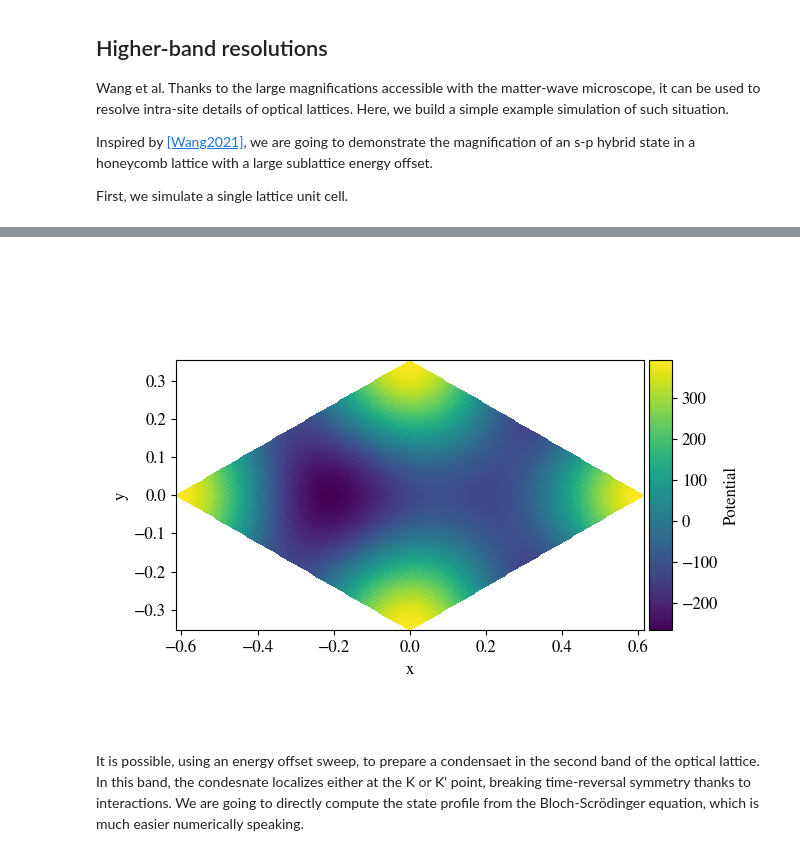
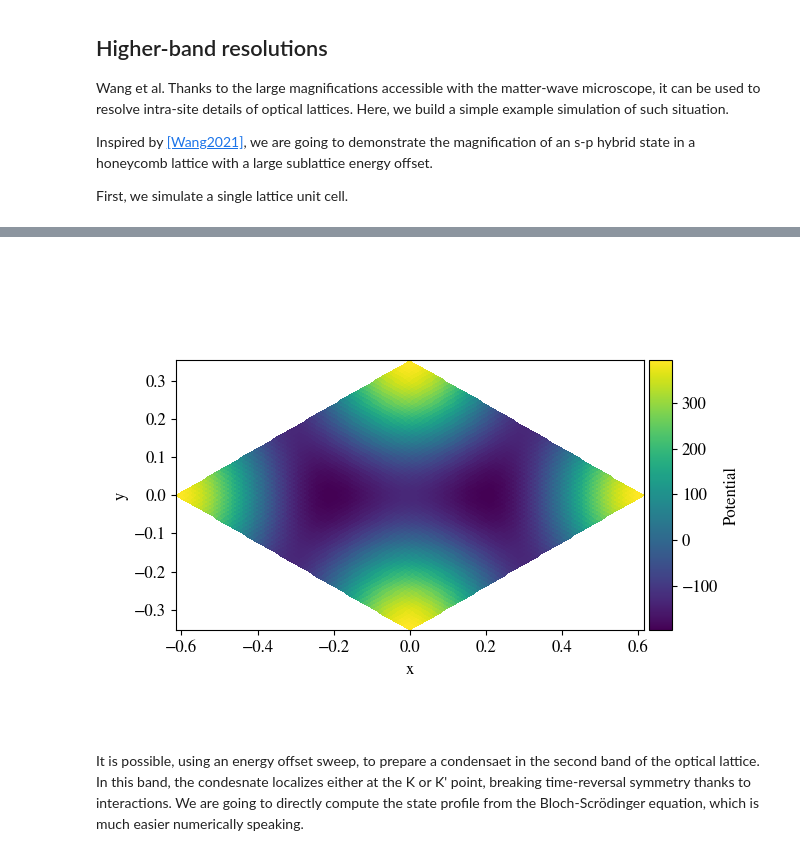
Before and after one commit to GuillotMartin/BECs, a Jupyter notebook: docs/Microscope.ipynb, the cells around one changed output, grey strips where cells are left out. Saved outputs shown, nothing was run; the diff lists cells and outputs as text; code cells hidden in the pictures.

```diff
--- a/docs/Microscope.ipynb
+++ b/docs/Microscope.ipynb
@@ -157,23 +155,23 @@ First, we simulate a single lattice unit cell.
 # %%
 from bloch_schrodinger.potential import optical_honeycomb, make_optical_honeycomb
 
 wavelength = 1.064
 
-delta = 0.9
+delta = 0.9*0
 s = 7.5
 s1 = s - delta
 s2 = s + delta
 
 cst, honeycomb = optical_honeycomb( # A high level function to directly construct an optical honeycomb lattice
     wavelength, s1 = s1, s2 = s2
 )
 
 
 honeycomb.plot()
 plt.show()
 # %% [output]
 [interactive output not drawn]
-[figure, old version]
+[figure, new version]
 # %% [markdown]
 It is possible, using an energy offset sweep, to prepare a condensaet in the second band of the optical lattice. In this band, the condesnate localizes either at the K or K' point, breaking time-reversal symmetry thanks to interactions. We are going to directly compute the state profile from the Bloch-Scrödinger equation, which is much easier numerically speaking.
 # %%
```
Also changed, not shown: parts of 7 cells of this notebook, 1 other file.
